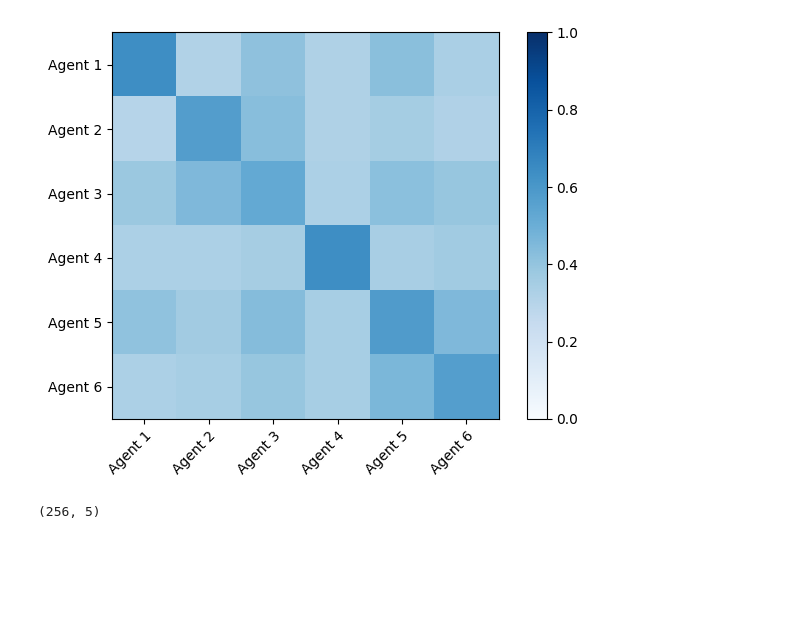
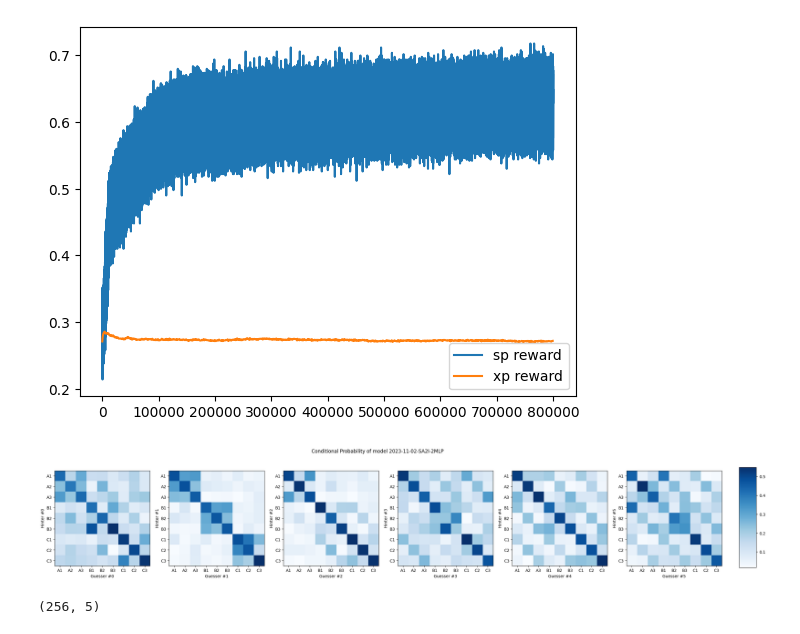
Before and after one commit to collinfeng/actionfeature, a Jupyter notebook: Interactive.ipynb, the cells around one changed output. Drawn from its saved outputs; the diff is of its cells as text; code cells hidden in the pictures; blank space fills up the shorter version.

Commit message:
added plot utils and model config save

```diff
--- a/Interactive.ipynb
+++ b/Interactive.ipynb
@@ -197,16 +40,8 @@ Hinter1, Guesser5, Reward: 0.31960004568099976
-# %%
-labels = [f"Agent {i}" for i in range(1, config["num_agents"]+1)]
-fig, ax = plt.subplots()
-cax = ax.imshow(xp_result, cmap='Blues', vmin=0, vmax=1)
-ax.set_xticks(np.arange(len(labels)))
-ax.set_yticks(np.arange(len(labels)))
-ax.set_xticklabels(labels)
-ax.set_yticklabels(labels)
-plt.setp(ax.get_xticklabels(), rotation=45, ha="right", rotation_mode="anchor")
-cbar = fig.colorbar(cax, ax=ax)
-
-plt.tight_layout()
-plt.savefig("results/2023-11-02-SA2I-2MLP/cond_prob")
-plt.show()
-# %% [output]
-[figure, removed]
+# %%
+plot_sp_xp_result(dir_suffix, config, save)
+# %% [output]
+[figure, added]
+# %%
+plot_cond_prob(dir_suffix, config, save=False)
+# %% [output]
+[figure, added]
```
Also changed, not shown: parts of 9 cells of this notebook, 2 other files.
